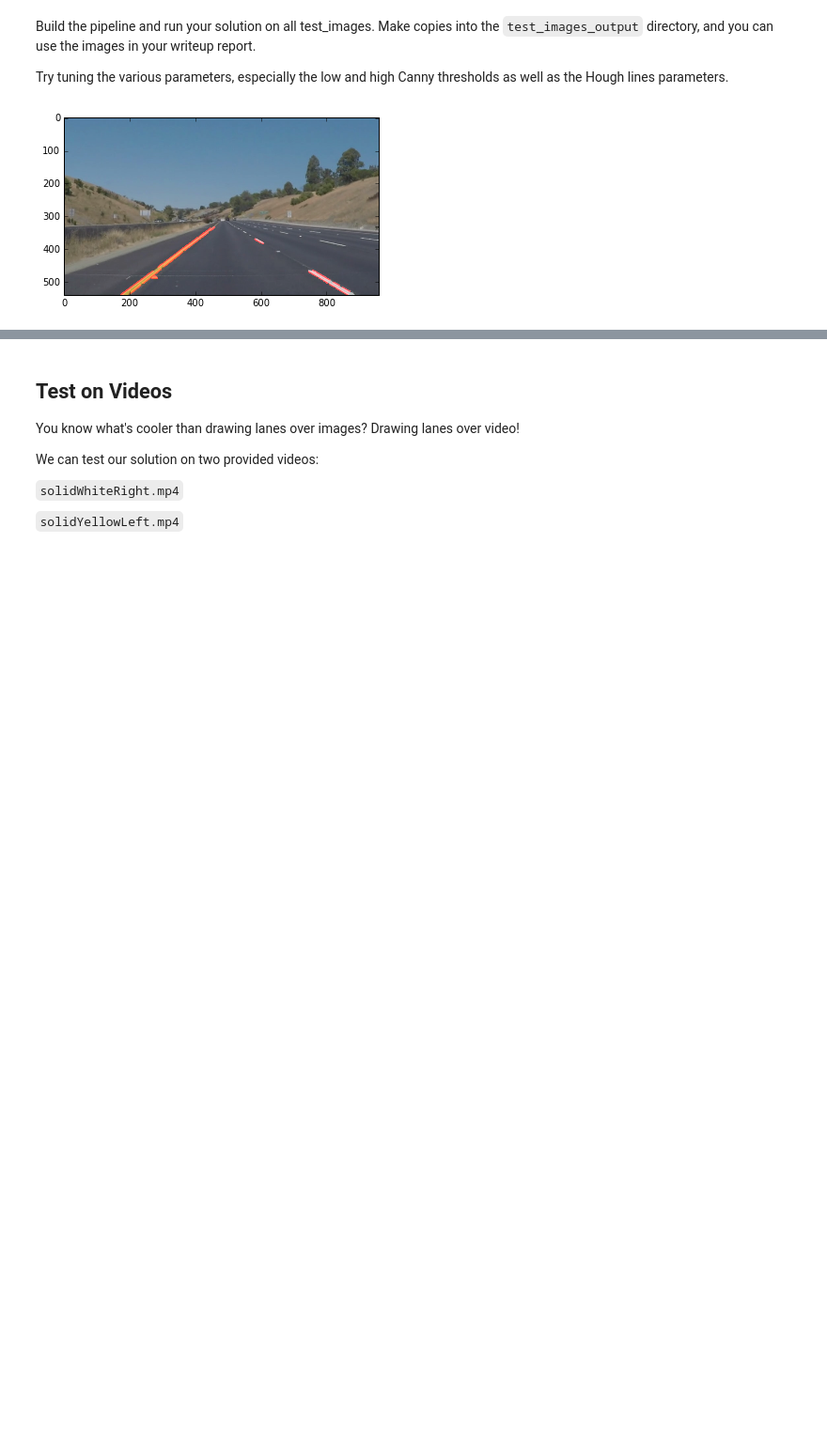
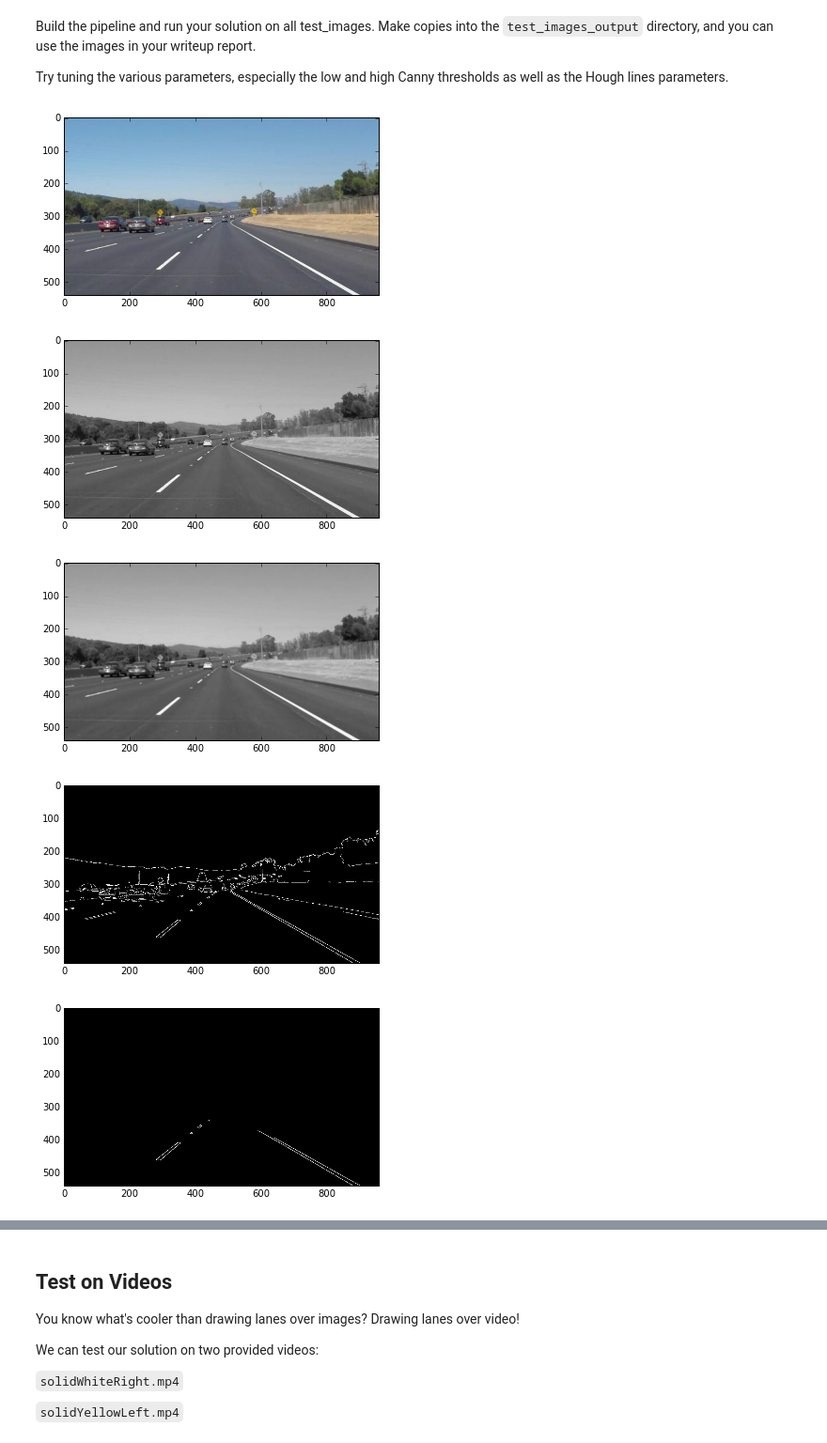
Before and after one commit to AlexanderKim/CarND-LaneLines-P1, a Jupyter notebook: P1.ipynb, the cells around one changed output, grey strips where cells are left out. Shown at 94% size. Drawn from its saved outputs; the diff is of its cells as text; code cells hidden in the pictures; blank space fills up the shorter version.

```diff
--- a/P1.ipynb
+++ b/P1.ipynb
@@ -208,27 +241,37 @@ Try tuning the various parameters, especially the low and high Canny thresholds
 # %%
 # TODO: Build your pipeline that will draw lane lines on the test_images
 # then save them to the test_images_output directory.
 
 def lanes_pipeline(image):
     gray = grayscale(image)
     blur = gaussian_blur(gray, kernel_size=5)
     canny_filter = canny(blur, 50, 150)
     region = region_of_interest(canny_filter, vertices=vertices_bottom_half(canny_filter))
     hough = hough_lines(
         region,
         rho=1,
         theta=np.pi/180,
         threshold=1,
         min_line_len=5,
         max_line_gap=1
     )
+
+    for img in [image, gray, blur, canny_filter, region, hough]:
+        plt.figure()
+        plt.imshow(img, cmap='gray')
+
     return weighted_img(img=hough, initial_img=image)
 
 
 dir = "test_images/"
 for image_file in os.listdir(dir):
     image = mpimg.imread(dir + image_file)
     image_with_lines = lanes_pipeline(image)
+    plt.figure()
     plt.imshow(image_with_lines)
 # %% [output]
-[figure, old version]
+[figure, new version]
+[figure, added]
+[figure, added]
+[figure, added]
+[figure, added]
```
Also changed, not shown: parts of 2 cells of this notebook.
